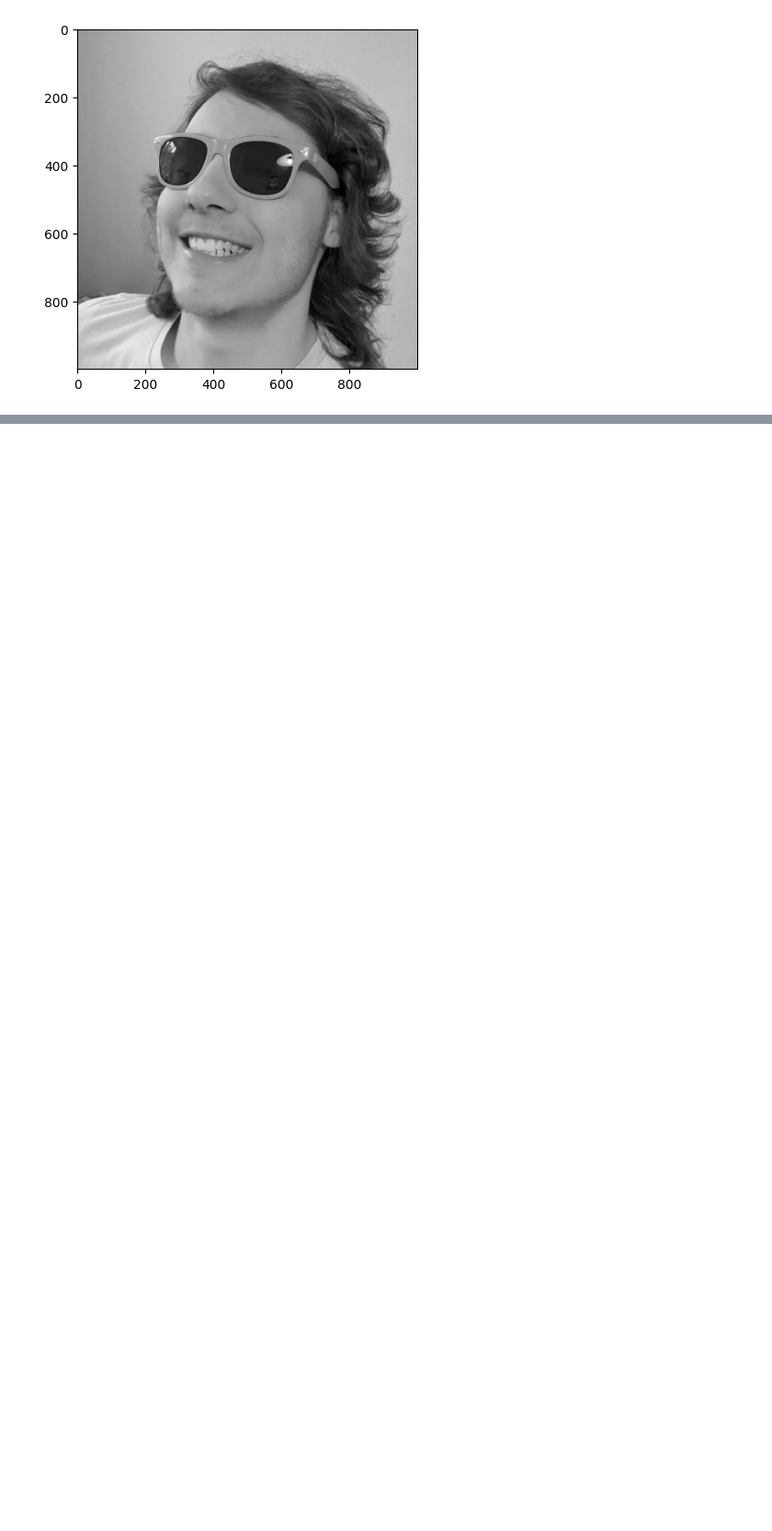
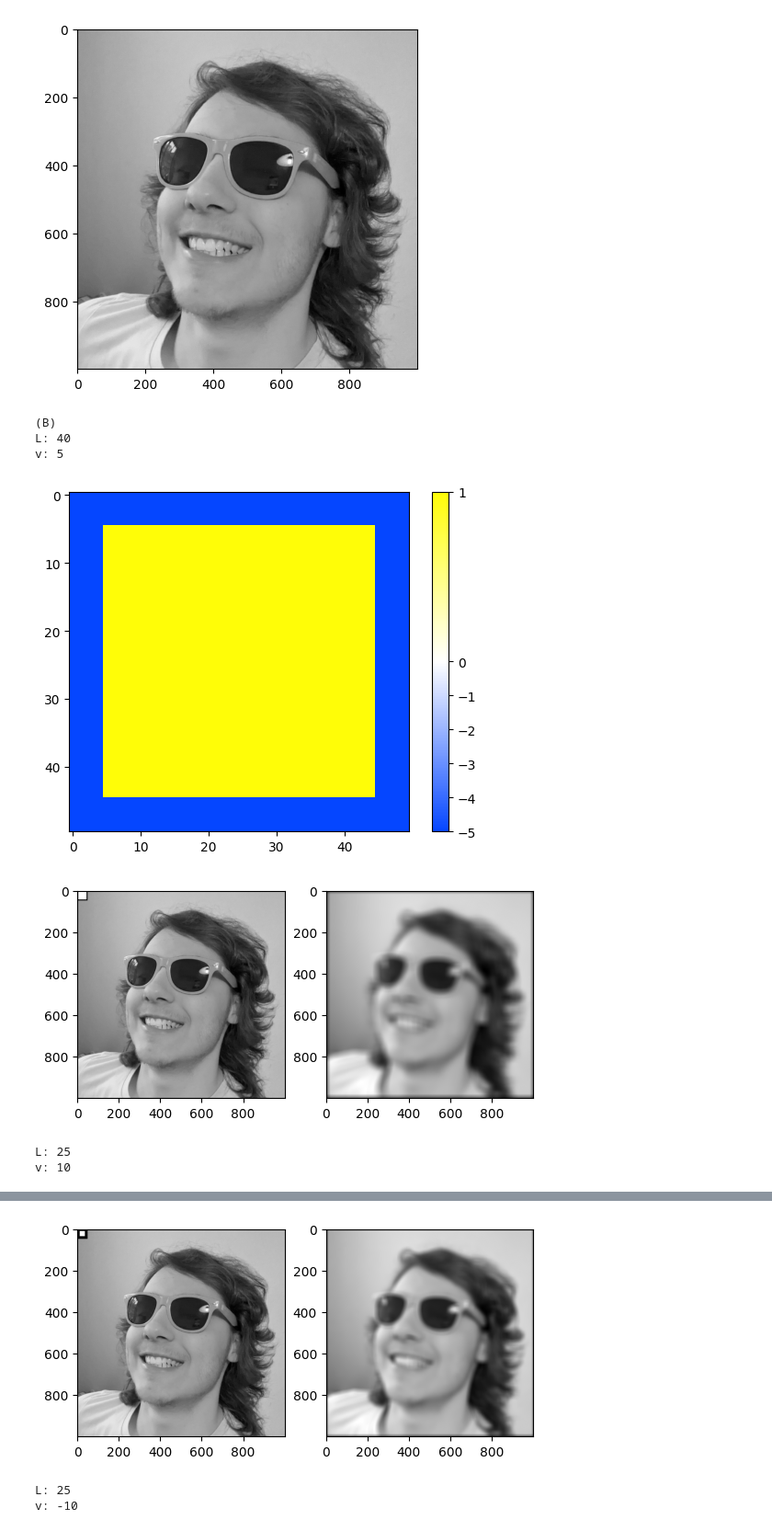
Before and after one commit to Rismosch/homework_understanding_vision, a Jupyter notebook: Homework1.ipynb, the cells around one changed output, grey strips where cells are left out. Shown at 92% size. Cells and saved outputs as stored; diff of their text form; code cells hidden in the pictures; blank space fills up the shorter version.

```diff
--- a/Homework1.ipynb
+++ b/Homework1.ipynb
@@ -24,7 +24,7 @@ def find_min_max(kernel):
 
     return (min, max)
 
-def plot_kernel(kernel):
+def make_gradient(kernel):
     min, max = find_min_max(kernel)
 
     if min <= 0 & 0 <= max:
@@ -45,13 +45,17 @@ def plot_kernel(kernel):
     else:
         gradient = [neg, ctr, pos]
 
-
     norm = mcolors.TwoSlopeNorm(vmin=min, vcenter=center, vmax=max)
     cmap = mcolors.LinearSegmentedColormap.from_list(
         "custom_gradient",
         gradient
     )
 
+    return (norm, cmap)
+
+
+def plot_kernel(kernel):
+    norm, cmap = make_gradient(kernel)
     plt.imshow(kernel, norm=norm, cmap=cmap)
     plt.colorbar()
     plt.show()
@@ -93,21 +97,48 @@ plt.show()
 # %%
 # Excercise 4. (B)
 print("(B)")
+
+
+# define helper class and function
+class Parameter:
+    def __init__(self, kernel_width, L, v):
+        self.kernel_width = kernel_width
+        self.L = L
+        self.v = v
 
 def make_box_kernel(kernel_width, L, v):
     kernel = np.ones((kernel_width,kernel_width)) * -v
     min = int((kernel_width - L) / 2)
     max = int((kernel_width + L) / 2)
     kernel[min:max, min:max] = 1
     return kernel
 
-L_array = [40, 25, 10]
-v_array = [5, 1, 0.5]
+# define parameters
+N = 50
+parameters = [
+    Parameter(N, L=40, v=5),
+    Parameter(N, L=25, v=10),
+    Parameter(N, L=25, v=-10),
+    Parameter(N, L=2, v=10),
+]
 
-for L, v in product(L_array, v_array):
+# generate, apply kernel and plot resulting image
+for p in parameters:
+    kernel_width = p.kernel_width
+    L = p.L
+    v = p.v
+
     print(f"L: {L}")
     print(f"v: {v}")
 
-    kernel = make_box_kernel(50, L, v)
+    kernel = make_box_kernel(kernel_width, L, v)
     plot_kernel(kernel)
     apply_and_plot(kernel, img)
+# %% [output]
+(B)
+L: 40
+v: 5
+[figure, added]
+[figure, added]
+L: 25
+v: 10
@@ -113,0 +146,3 @@ for L, v in product(L_array, v_array):
+[figure, added]
+L: 25
+v: -10
```
Also changed, not shown: parts of 3 cells of this notebook.
